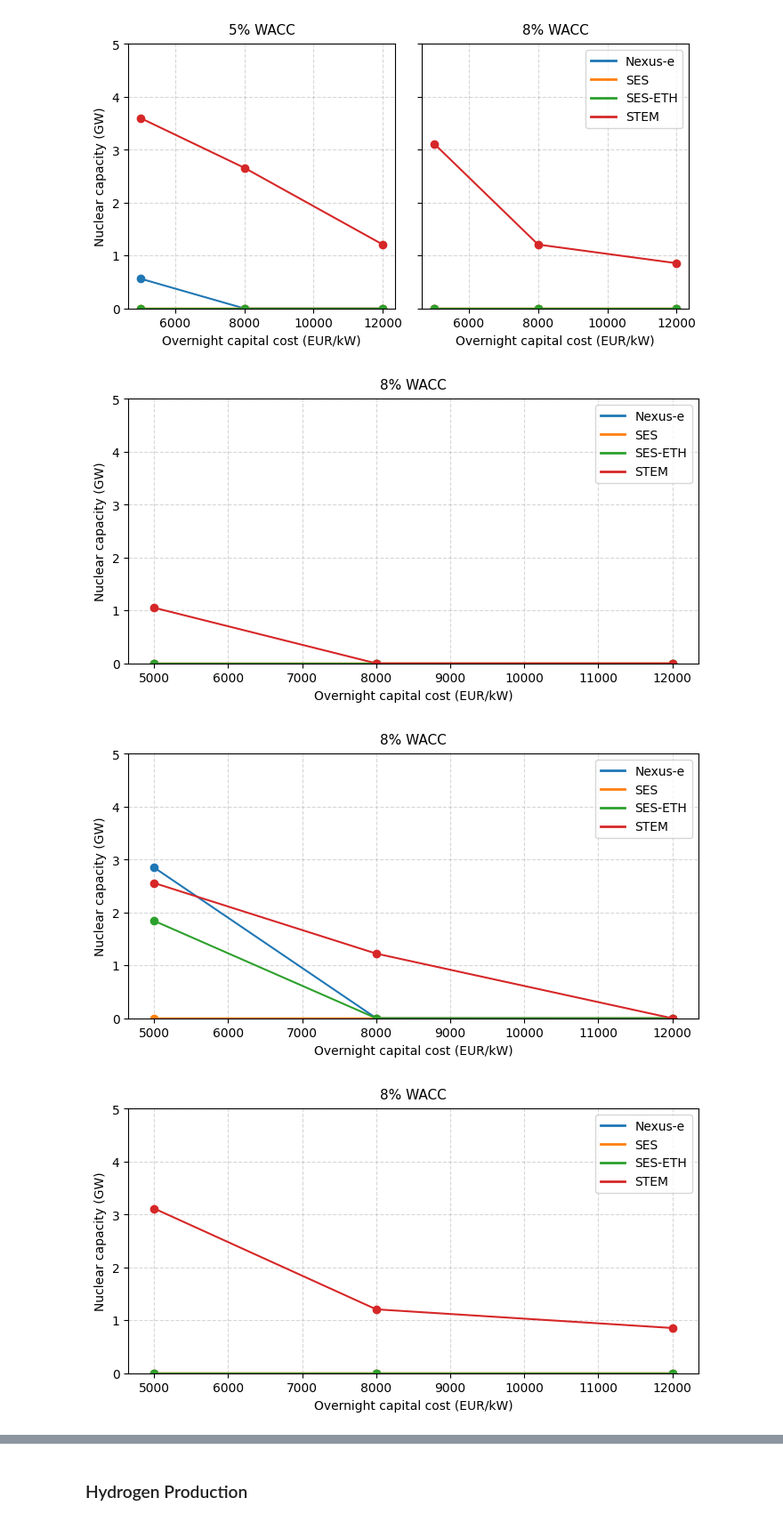
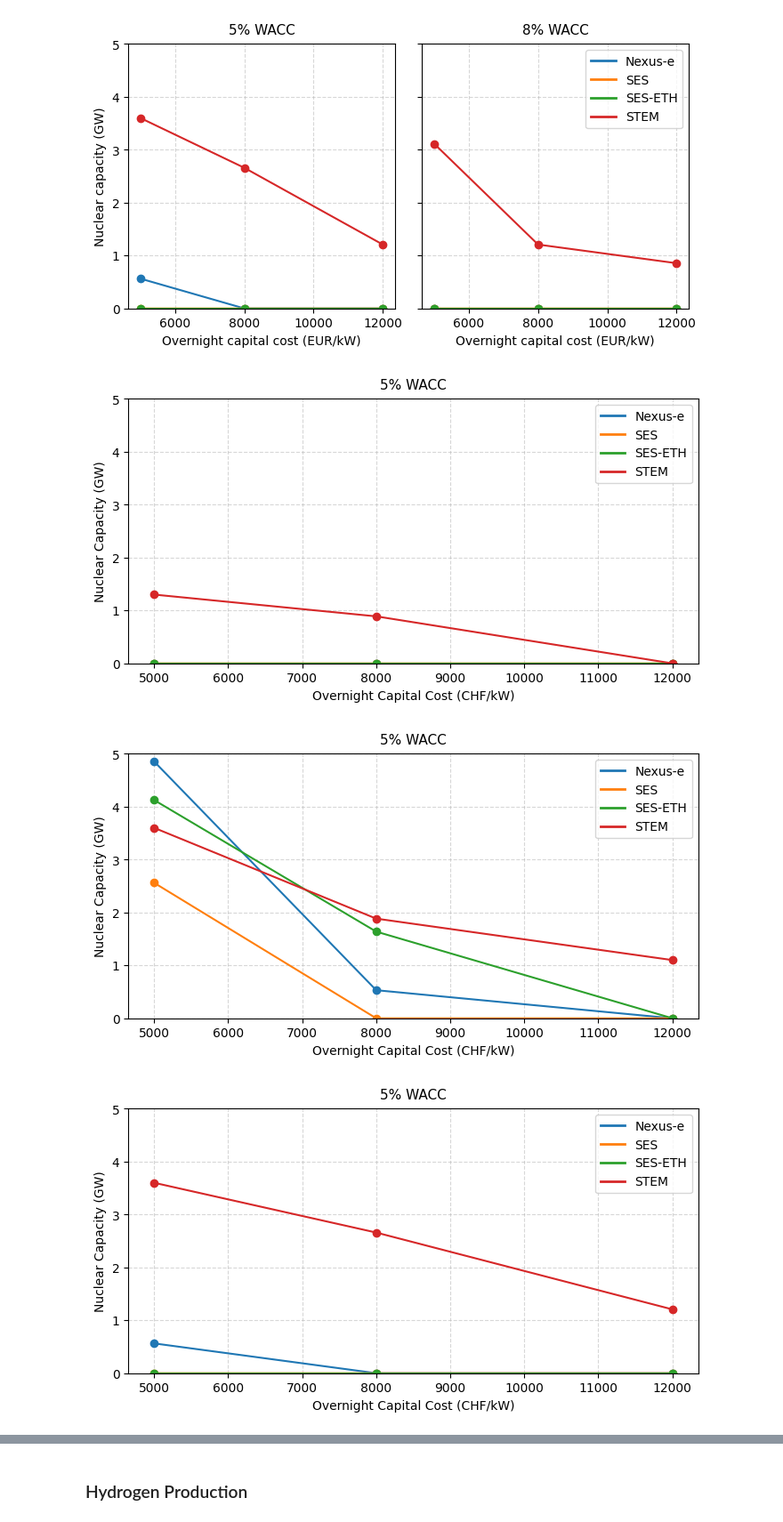
Before and after one commit to rebeccalordan-perret/plots-model-comparison, a Jupyter notebook: cross_comparison_colab.ipynb, the cells around one changed output, grey strips where cells are left out. Shown at 89% size. Saved outputs shown, nothing was run; the diff lists cells and outputs as text; code cells hidden in the pictures.

```diff
--- a/cross_comparison_colab.ipynb
+++ b/cross_comparison_colab.ipynb
@@ -871,19 +871,19 @@ for group_name, cfg in scenario_groups.items():
 [figure]
 [figure]
 # %%
-#### Capacity vs. cost plot
+#### Capacity vs. cost plot %5 WACC
 
 
 scenario_groups = {
     "res": {
         "map_sce_xaxis": {
                 # ('scenario-id','variant'): 'label'
-         #       ('abroad-res-high','wacc_5'):('wacc_5',12000),
-         #       ('abroad-res-medium','wacc_5'):('wacc_5',8000),
-          #      ('abroad-res-low','wacc_5'):('wacc_5',5000),
-                ('abroad-res-high','wacc_8'):('wacc_8',12000),
-                ('abroad-res-medium','wacc_8'):('wacc_8',8000),
-                ('abroad-res-low','wacc_8'):('wacc_8',5000),
+                ('abroad-res-high','wacc_5'):('wacc_5',12000),
+                ('abroad-res-medium','wacc_5'):('wacc_5',8000),
+                ('abroad-res-low','wacc_5'):('wacc_5',5000),
+           #     ('abroad-res-high','wacc_8'):('wacc_8',12000),
+           #     ('abroad-res-medium','wacc_8'):('wacc_8',8000),
+           #     ('abroad-res-low','wacc_8'):('wacc_8',5000),
 
             },
         "extra_values": {
@@ -901,12 +901,12 @@ scenario_groups = {
     "resnuc": {
         "map_sce_xaxis": {
                 # ('scenario-id','variant')
-          #      ('abroad-resnuc-high','wacc_5'):('wacc_5',12000),
-           #     ('abroad-resnuc-medium','wacc_5'):('wacc_5',8000),
-           #     ('abroad-resnuc-low','wacc_5'):('wacc_5',5000),
-               ('abroad-resnuc-high','wacc_8'):('wacc_8',12000),
-               ('abroad-resnuc-medium','wacc_8'):('wacc_8',8000),
-                ('abroad-resnuc-low','wacc_8'):('wacc_8',5000),
+                ('abroad-resnuc-high','wacc_5'):('wacc_5',12000),
+                ('abroad-resnuc-medium','wacc_5'):('wacc_5',8000),
+                ('abroad-resnuc-low','wacc_5'):('wacc_5',5000),
+           #    ('abroad-resnuc-high','wacc_8'):('wacc_8',12000),
+           #    ('abroad-resnuc-medium','wacc_8'):('wacc_8',8000),
+           #     ('abroad-resnuc-low','wacc_8'):('wacc_8',5000),
             },
         "extra_values": {
     #        ('abroad-resnuc-high',   'wacc_8', 'nexuse'): 0.0,
@@ -923,12 +923,12 @@ scenario_groups = {
     "nores": {
         "map_sce_xaxis": {
                 # ('scenario-id','variant'): 'label'
-             #   ('abroad-nores-high','wacc_5'):('wacc_5',12000),
-             #   ('abroad-nores-medium','wacc_5'):('wacc_5',8000),
-             #   ('abroad-nores-low','wacc_5'):('wacc_5',5000),
-                ('abroad-nores-high','wacc_8'):('wacc_8',12000),
-                ('abroad-nores-medium','wacc_8'):('wacc_8',8000),
-                ('abroad-nores-low','wacc_8'):('wacc_8',5000),
+                ('abroad-nores-high','wacc_5'):('wacc_5',12000),
+                ('abroad-nores-medium','wacc_5'):('wacc_5',8000),
+                ('abroad-nores-low','wacc_5'):('wacc_5',5000),
+             #   ('abroad-nores-high','wacc_8'):('wacc_8',12000),
+             #   ('abroad-nores-medium','wacc_8'):('wacc_8',8000),
+             #   ('abroad-nores-low','wacc_8'):('wacc_8',5000),
 
             },
         "extra_values": {
@@ -945,37 +945,37 @@ scenario_groups = {
     },
 }
 
 
 listModels = cross_plots.modelsid #any model can be excluded, the list should include the model ids
 varName = 'installed_capacity'
 use_technology_fuel = 'nuclear'
-xlabel = 'Overnight capital cost (EUR/kW)'
-ylabel = 'Nuclear capacity (GW)'
+xlabel = 'Overnight Capital Cost (CHF/kW)'
+ylabel = 'Nuclear Capacity (GW)'
 fileName = 'nucCap_occ'
 year = 2050
 
 
 
 for group_name, cfg in scenario_groups.items():
 
     cross_plots.plotLineByScenario(
         listModelsid = listModels,
         map_sce_xaxis = cfg["map_sce_xaxis"],
         varName = varName,
         use_technology_fuel = use_technology_fuel,
         year = year,
         scale = 1,  # if values are MW → GW, etc.
         xlabel = xlabel,
         ylabel = ylabel,
-        fileName = fileName+'_'+group_name+'_wacc8',
+        fileName = fileName+'_'+group_name+'_wacc5',
         width = 18,
         height = 10,
         ylim = (0,5),
         extra_values        = cfg["extra_values"],
         show_point_labels=False,
-        subplot_titles=["8% WACC"]
+        subplot_titles=["5% WACC"]
     )
 # %% [output]
-[figure, old version]
+[figure, new version]
-[figure, old version]
+[figure, new version]
-[figure, old version]
+[figure, new version]
```
Also changed, not shown: parts of 10 cells of this notebook.
